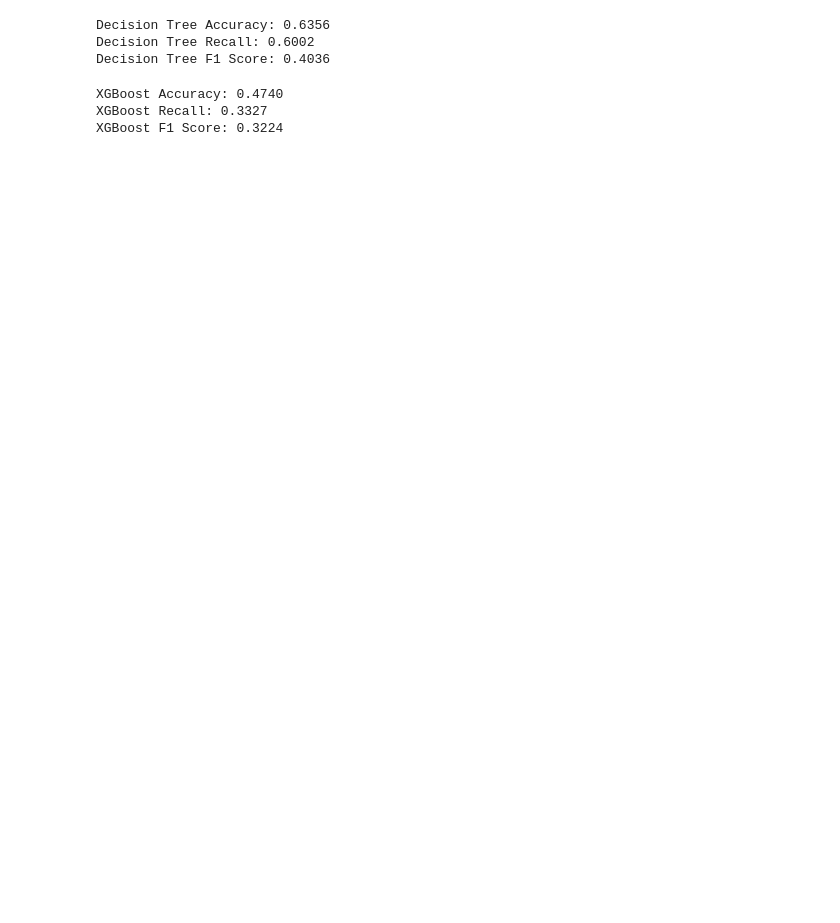
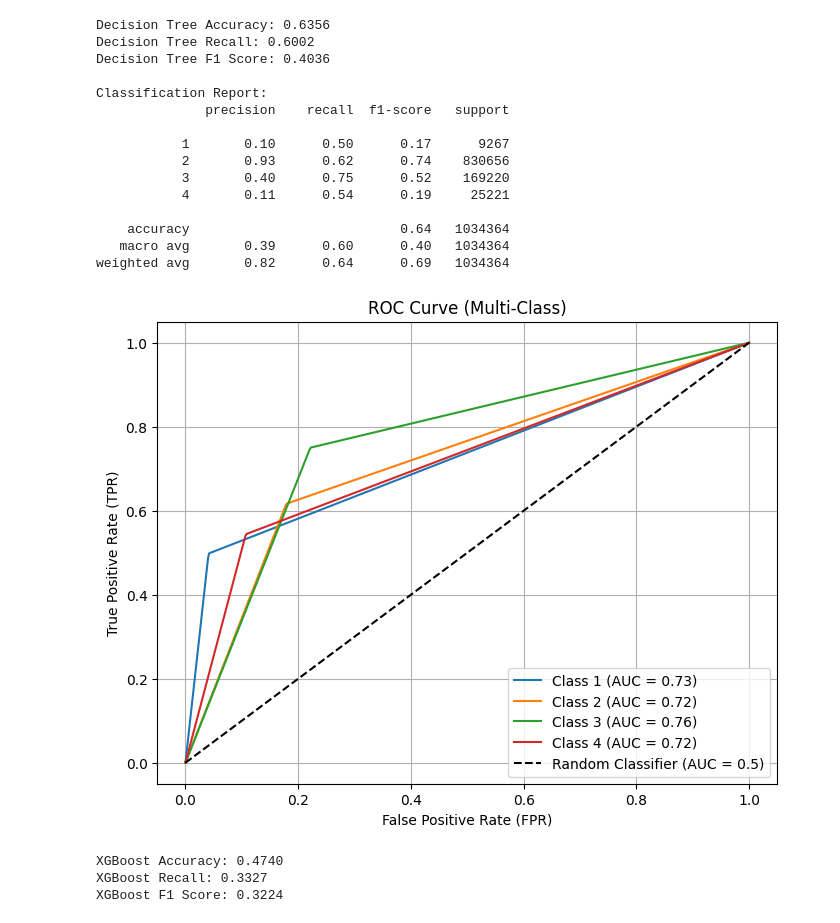
Before and after one commit to JulienLcq/DataMining, a Jupyter notebook: Classifier.ipynb, the cells around one changed output. Cells and saved outputs as stored; diff of their text form; code cells hidden in the pictures; blank space fills up the shorter version.

```diff
--- a/Classifier.ipynb
+++ b/Classifier.ipynb
@@ -3,43 +3,87 @@ import numpy as np
 import pandas as pd
 from sklearn.model_selection import train_test_split
 from sklearn.tree import DecisionTreeClassifier
-from sklearn.metrics import accuracy_score, recall_score, f1_score, classification_report
+from sklearn.metrics import accuracy_score, recall_score, f1_score, classification_report, roc_curve, auc
+from sklearn.metrics import roc_curve, roc_auc_score, RocCurveDisplay
+from sklearn.preprocessing import label_binarize
+from scipy.interpolate import interp1d
+import matplotlib.pyplot as plt
 
 
 train_set_df = pd.read_csv("Train_set.csv")
 
 
 X_train = train_set_df.drop(columns=["Severity"])
 y_train = train_set_df["Severity"]
 
 
-dt_model = DecisionTreeClassifier(random_state=42)
-dt_model.fit(X_train, y_train)
-
-
 test_data = pd.read_csv('Test_Set.csv')
 
 # Separate features and target variable for the test set
 X_test = test_data.drop(columns=["Severity"])
 y_test = test_data["Severity"]
 
-y_pred = dt_model.predict(X_test)
+model = DecisionTreeClassifier(random_state=42)
+model.fit(X_train, y_train)
+
+
+y_pred = model.predict(X_test)
 
 dt_accuracy = accuracy_score(y_test, y_pred)
 dt_recall = recall_score(y_test, y_pred, average='macro')
 dt_f1 = f1_score(y_test, y_pred, average='macro')
 
 print(f"Decision Tree Accuracy: {dt_accuracy:.4f}")
 print(f"Decision Tree Recall: {dt_recall:.4f}")
 print(f"Decision Tree F1 Score: {dt_f1:.4f}")
 
 
 print("\nClassification Report:")
 print(classification_report(y_test, y_pred))
+
+
+classes = np.unique(y_test)
+y_test_bin = label_binarize(y_test, classes=classes)
+
+y_prob = model.predict_proba(X_test)
+
+plt.figure(figsize=(8, 6))
+
+for i, cls in enumerate(classes):
+    fpr, tpr, _ = roc_curve(y_test_bin[:, i], y_prob[:, i])
+
+    interp_fpr = np.linspace(0, 1, num=500)
+    interp_tpr = interp1d(fpr, tpr, kind='linear', fill_value="extrapolate")(interp_fpr)
+
+    auc_value = roc_auc_score(y_test_bin[:, i], y_prob[:, i])
+    plt.plot(interp_fpr, interp_tpr, label=f"Class {cls} (AUC = {auc_value:.2f})")
+
+
+plt.plot([0, 1], [0, 1], 'k--', label="Random Classifier (AUC = 0.5)")
+
+plt.xlabel("False Positive Rate (FPR)")
+plt.ylabel("True Positive Rate (TPR)")
+plt.title("ROC Curve (Multi-Class)")
+plt.legend(loc="lower right")
+plt.grid(True)
+plt.show()
 # %% [output]
 Decision Tree Accuracy: 0.6356
 Decision Tree Recall: 0.6002
 Decision Tree F1 Score: 0.4036
+
+Classification Report:
+              precision    recall  f1-score   support
+
+           1       0.10      0.50      0.17      9267
+           2       0.93      0.62      0.74    830656
+           3       0.40      0.75      0.52    169220
+           4       0.11      0.54      0.19     25221
+
+    accuracy                           0.64   1034364
+   macro avg       0.39      0.60      0.40   1034364
+weighted avg       0.82      0.64      0.69   1034364
+[figure, added]
 # %%
 import numpy as np
 import pandas as pd
```
Also changed, not shown: parts of 3 cells of this notebook.
